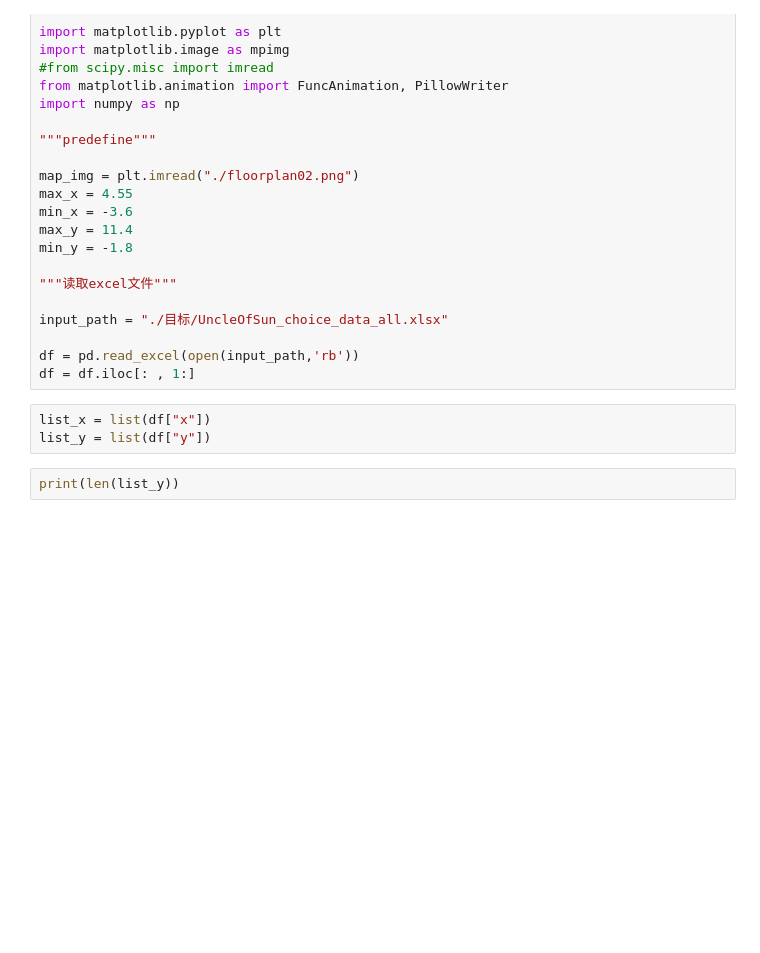
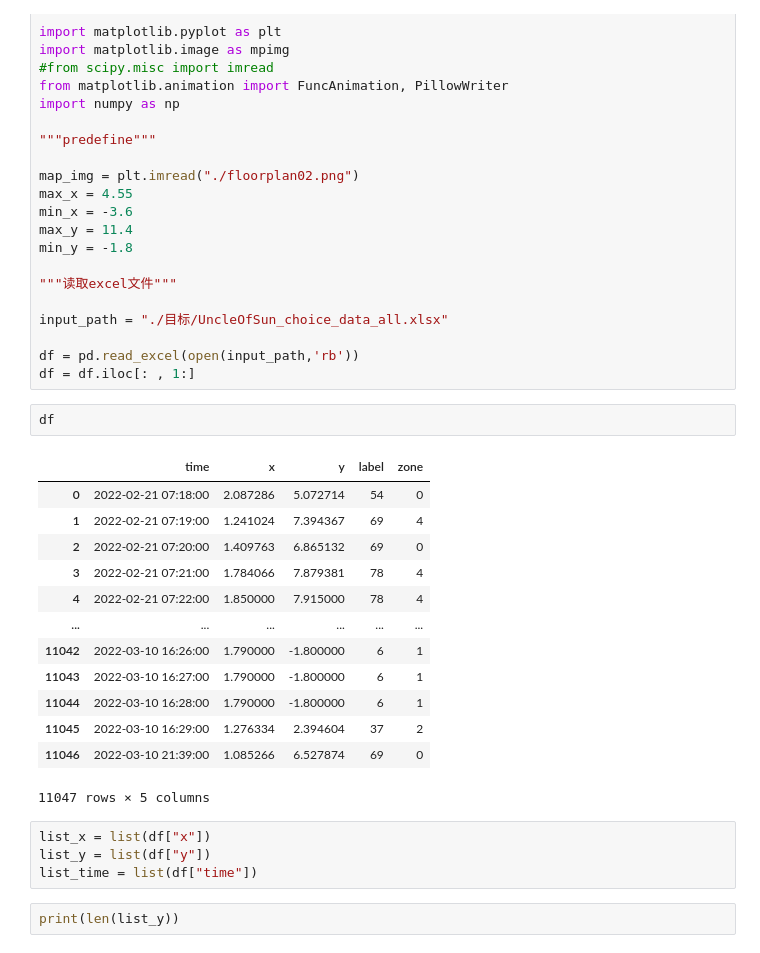
Before and after one commit to lialittis/FamilyAnalysis, a Jupyter notebook: Tasks/task2/main.ipynb, the cells around one changed output. Cells and saved outputs as stored; diff of their text form; blank space fills up the shorter version.

```diff
--- a/Tasks/task2/main.ipynb
+++ b/Tasks/task2/main.ipynb
@@ -24,9 +24,26 @@ input_path = "./目标/UncleOfSun_choice_data_all.xlsx"
 
 df = pd.read_excel(open(input_path,'rb'))
 df = df.iloc[: , 1:]
+# %%
+df
+# %% [output]
+|  | time | x | y | label | zone |
+| 0 | 2022-02-21 07:18:00 | 2.087286 | 5.072714 | 54 | 0 |
+| 1 | 2022-02-21 07:19:00 | 1.241024 | 7.394367 | 69 | 4 |
+| 2 | 2022-02-21 07:20:00 | 1.409763 | 6.865132 | 69 | 0 |
+| 3 | 2022-02-21 07:21:00 | 1.784066 | 7.879381 | 78 | 4 |
+| 4 | 2022-02-21 07:22:00 | 1.850000 | 7.915000 | 78 | 4 |
+| ... | ... | ... | ... | ... | ... |
+| 11042 | 2022-03-10 16:26:00 | 1.790000 | -1.800000 | 6 | 1 |
+| 11043 | 2022-03-10 16:27:00 | 1.790000 | -1.800000 | 6 | 1 |
+| 11044 | 2022-03-10 16:28:00 | 1.790000 | -1.800000 | 6 | 1 |
+| 11045 | 2022-03-10 16:29:00 | 1.276334 | 2.394604 | 37 | 2 |
+| 11046 | 2022-03-10 21:39:00 | 1.085266 | 6.527874 | 69 | 0 |
+11047 rows × 5 columns
 # %%
 list_x = list(df["x"])
 list_y = list(df["y"])
+list_time = list(df["time"])
 # %%
 print(len(list_y))
 # %% [output]
```
Also changed, not shown: parts of 1 cell of this notebook, 1 other file.
